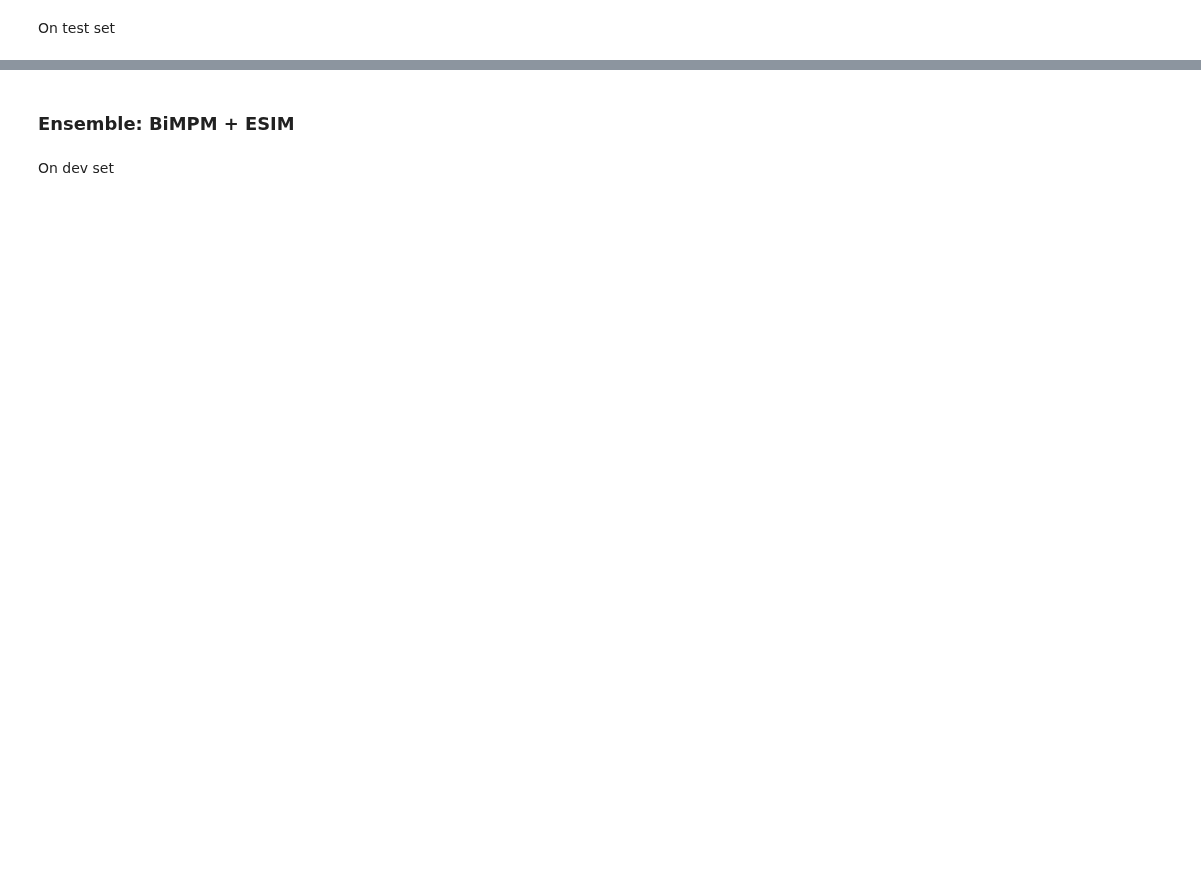
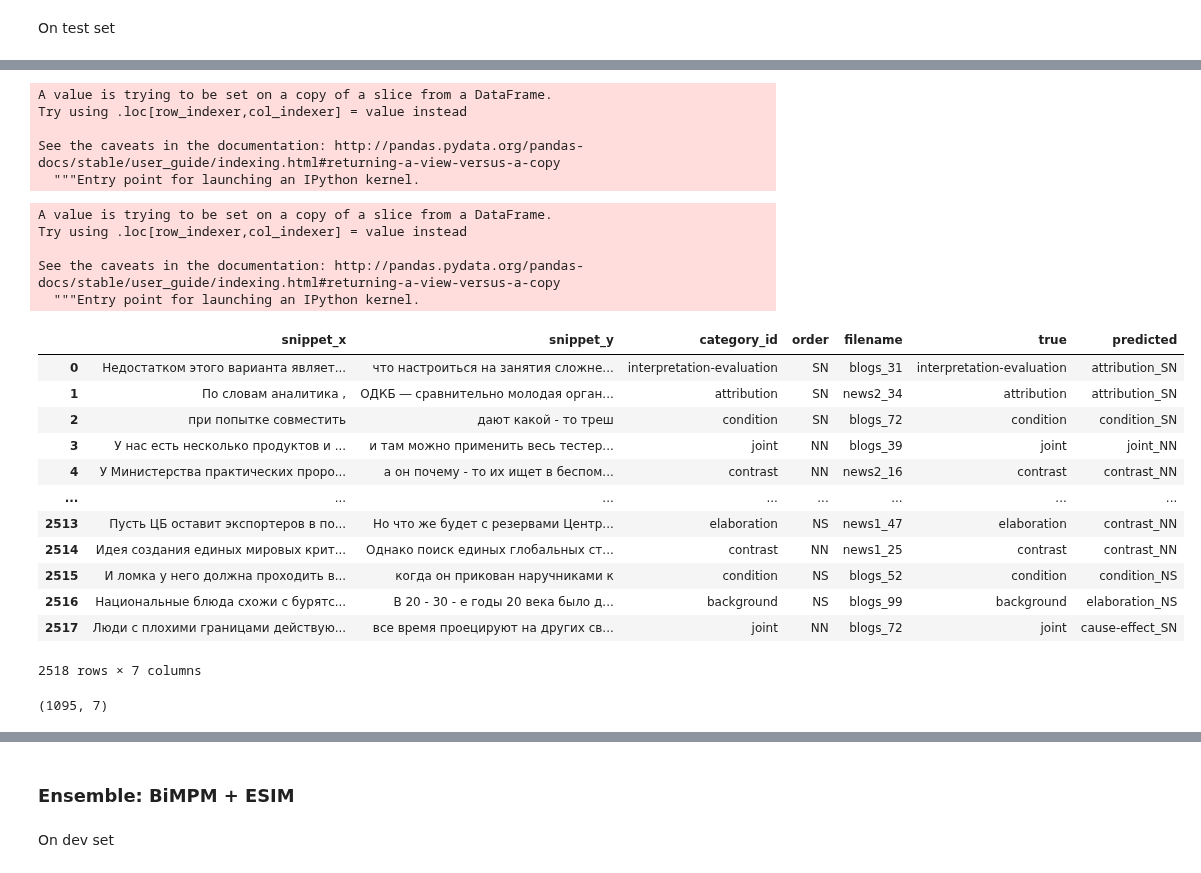
Before and after one commit to tchewik/isanlp_rst, a Jupyter notebook: src/maintenance/3.5_relations_classification_esim.ipynb, the cells around one changed output, grey strips where cells are left out. Saved outputs shown, nothing was run; the diff lists cells and outputs as text; code cells hidden in the pictures; blank space fills up the shorter version.

```diff
--- a/src/maintenance/3.5_relations_classification_esim.ipynb
+++ b/src/maintenance/3.5_relations_classification_esim.ipynb
@@ -925,8 +1040,9 @@ X_test = pd.DataFrame(X_scaled_np, index=X_test.index)
 
 catboost_predictions = load_scikit_predictions(fs_catboost_plus_logreg, X_test)
 neural_predictions = load_neural_predictions(f'{MODEL_PATH}/{RESULT_DIR}/predictions_test.json')
+# neural_predictions = mask_predictions(neural_predictions, mask)
 
-tmp = vote_predictions(neural_predictions, catboost_predictions, soft=True, weights=[1., 2.])
+tmp = vote_predictions([neural_predictions, catboost_predictions], soft=True, weights=[1., 2.])
 
 ensemble_pred = probs_to_classes(tmp)
 
@@ -937,0 +1072,34 @@ print(metrics.classification_report(y_test, ensemble_pred, digits=4))
+# %%
+output = test_samples[['snippet_x', 'snippet_y', 'category_id', 'order', 'filename']]
+# %%
+output['true'] = output['category_id']
+# %% [output]
+A value is trying to be set on a copy of a slice from a DataFrame.
+Try using .loc[row_indexer,col_indexer] = value instead
+
+See the caveats in the documentation: http://pandas.pydata.org/pandas-docs/stable/user_guide/indexing.html#returning-a-view-versus-a-copy
+  """Entry point for launching an IPython kernel.
+# %%
+output['predicted'] = ensemble_pred
+# %% [output]
+A value is trying to be set on a copy of a slice from a DataFrame.
+Try using .loc[row_indexer,col_indexer] = value instead
+
+See the caveats in the documentation: http://pandas.pydata.org/pandas-docs/stable/user_guide/indexing.html#returning-a-view-versus-a-copy
+  """Entry point for launching an IPython kernel.
+# %%
+output
+# %% [output]
+|  | snippet_x | snippet_y | category_id | order | filename | true | predicted |
+| 0 | Недостатком этого варианта являет... | что настроиться на занятия сложне... | interpretation-evaluation | SN | blogs_31 | interpretation-evaluation | attribution_SN |
+| 1 | По словам аналитика , | ОДКБ ― сравнительно молодая орган... | attribution | SN | news2_34 | attribution | attribution_SN |
+| 2 | при попытке совместить | дают какой - то треш | condition | SN | blogs_72 | condition | condition_SN |
+| 3 | У нас есть несколько продуктов и ... | и там можно применить весь тестер... | joint | NN | blogs_39 | joint | joint_NN |
+| 4 | У Министерства практических проро... | а он почему - то их ищет в беспом... | contrast | NN | news2_16 | contrast | contrast_NN |
+| ... | ... | ... | ... | ... | ... | ... | ... |
+| 2513 | Пусть ЦБ оставит экспортеров в по... | Но что же будет с резервами Центр... | elaboration | NS | news1_47 | elaboration | contrast_NN |
+| 2514 | Идея создания единых мировых крит... | Однако поиск единых глобальных ст... | contrast | NN | news1_25 | contrast | contrast_NN |
+| 2515 | И ломка у него должна проходить в... | когда он прикован наручниками к | condition | NS | blogs_52 | condition | condition_NS |
+| 2516 | Национальные блюда схожи с бурятс... | В 20 - 30 - е годы 20 века было д... | background | NS | blogs_99 | background | elaboration_NS |
+| 2517 | Люди с плохими границами действую... | все время проецируют на других св... | joint | NN | blogs_72 | joint | cause-effect_SN |
+2518 rows × 7 columns
@@ -937,0 +1108,4 @@ print(metrics.classification_report(y_test, ensemble_pred, digits=4))
+# %%
+output2.shape
+# %% [output]
+(1095, 7)
```
Also changed, not shown: parts of 27 cells of this notebook, 4 other files.
